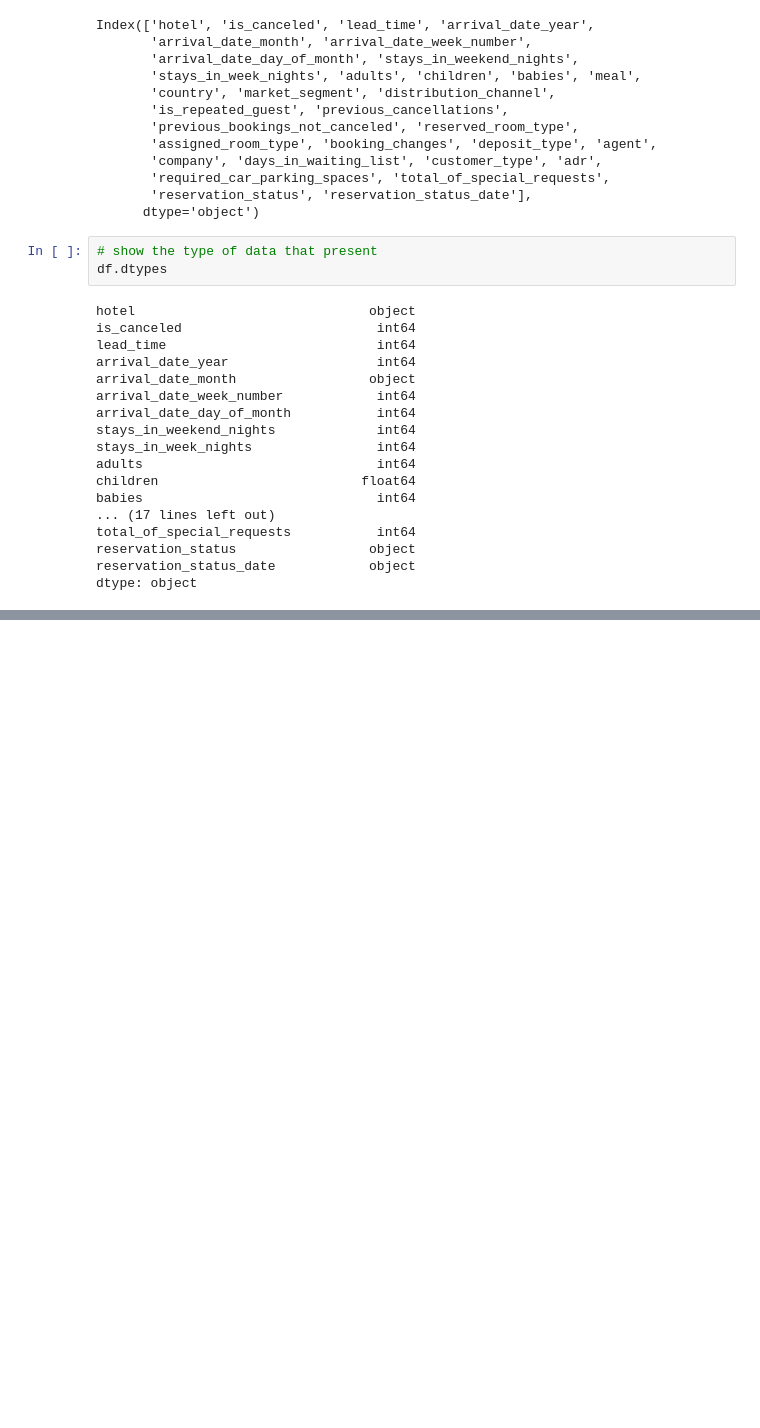
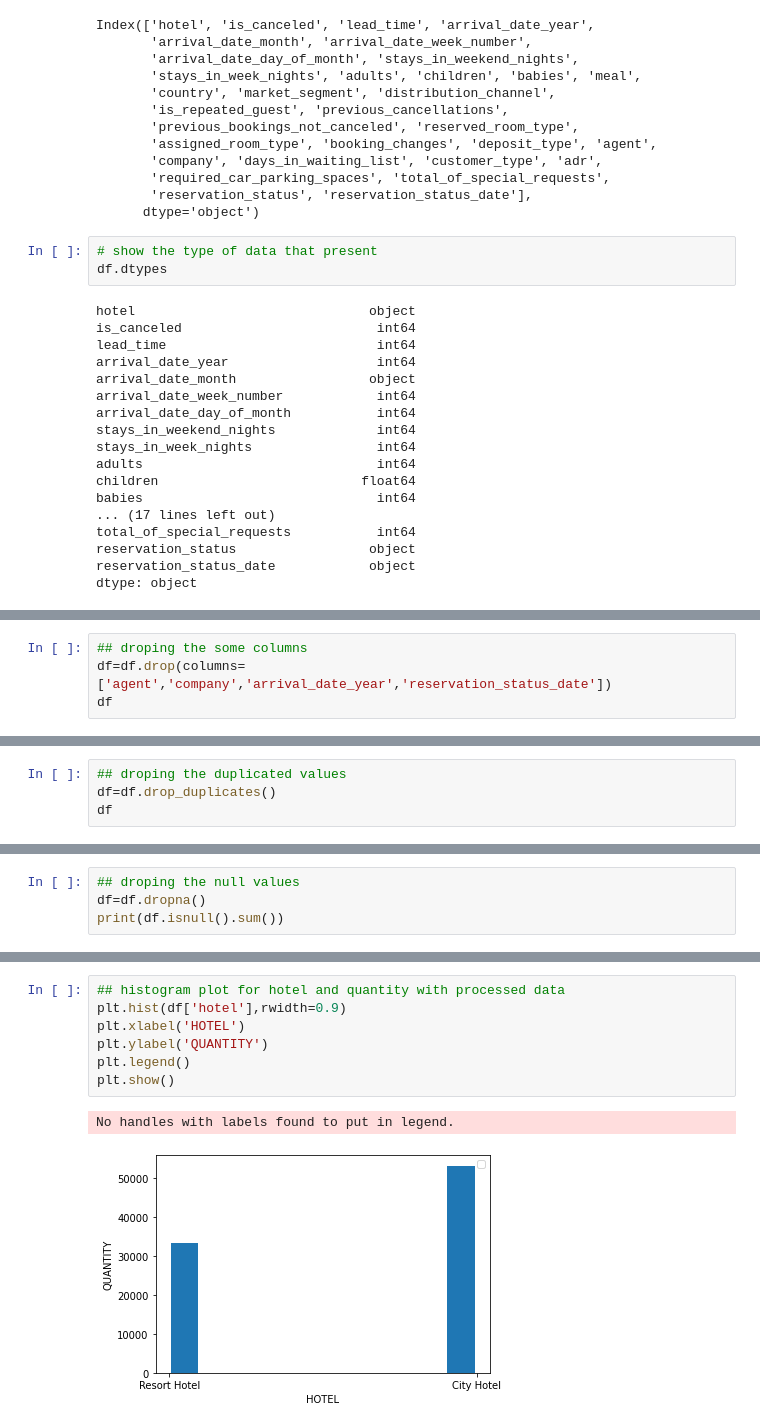
Before and after one commit to sudhakarkothuru/Exploratory-Data-Analysis-on-Hotel-Bookings, a Jupyter notebook: Exploratory_Data_Analysis_on_Hotel_Bookings_Capstone_Project.ipynb, the cells around one changed output, grey strips where cells are left out. Saved outputs shown, nothing was run; the diff lists cells and outputs as text; blank space fills up the shorter version.

```diff
--- a/Exploratory_Data_Analysis_on_Hotel_Bookings_Capstone_Project.ipynb
+++ b/Exploratory_Data_Analysis_on_Hotel_Bookings_Capstone_Project.ipynb
@@ -97,0 +136,4 @@ dtype: object
+# %%
+## droping the some columns
+df=df.drop(columns=['agent','company','arrival_date_year','reservation_status_date'])
+df
@@ -97,0 +154,4 @@ dtype: object
+# %%
+## droping the duplicated values
+df=df.drop_duplicates()
+df
@@ -97,0 +214,4 @@ dtype: object
+# %%
+## droping the null values
+df=df.dropna()
+print(df.isnull().sum())
@@ -97,0 +271,10 @@ dtype: object
+# %%
+## histogram plot for hotel and quantity with processed data
+plt.hist(df['hotel'],rwidth=0.9)
+plt.xlabel('HOTEL')
+plt.ylabel('QUANTITY')
+plt.legend()
+plt.show()
+# %% [output]
+No handles with labels found to put in legend.
+[figure, added]
```
Also changed, not shown: parts of 11 cells of this notebook.
